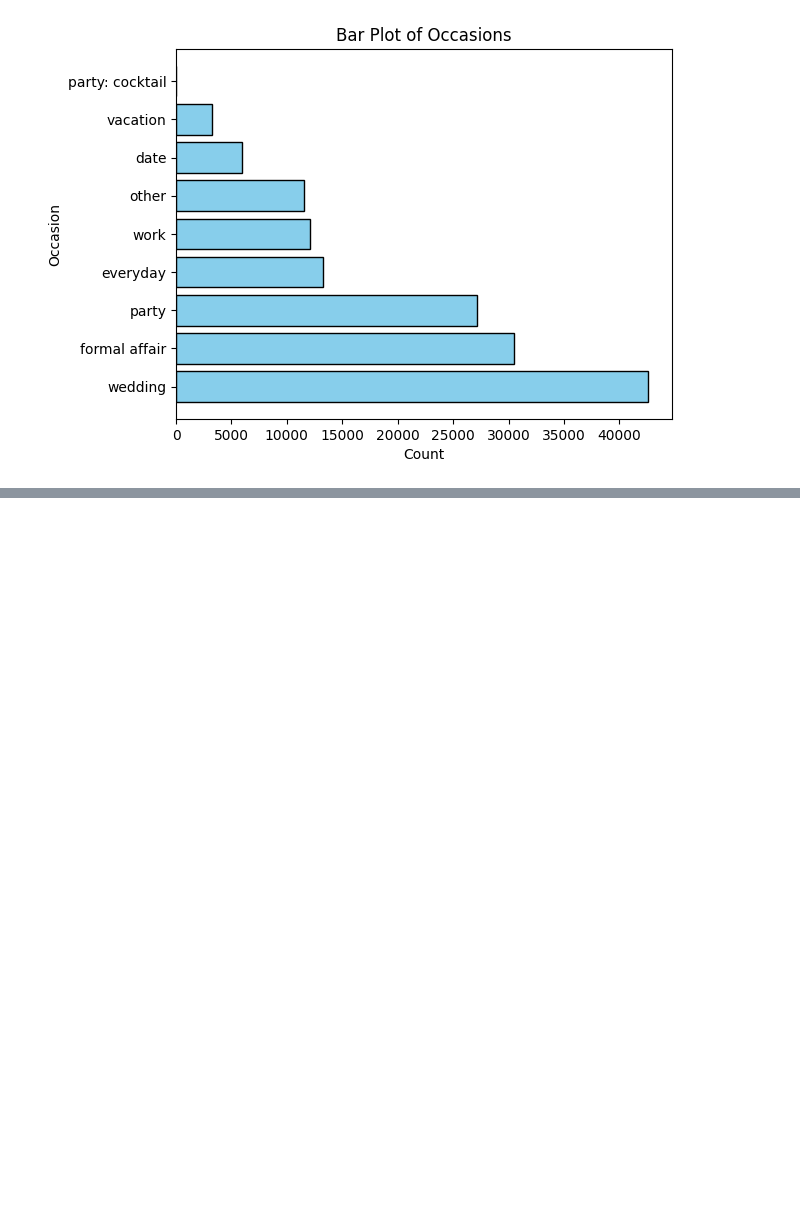
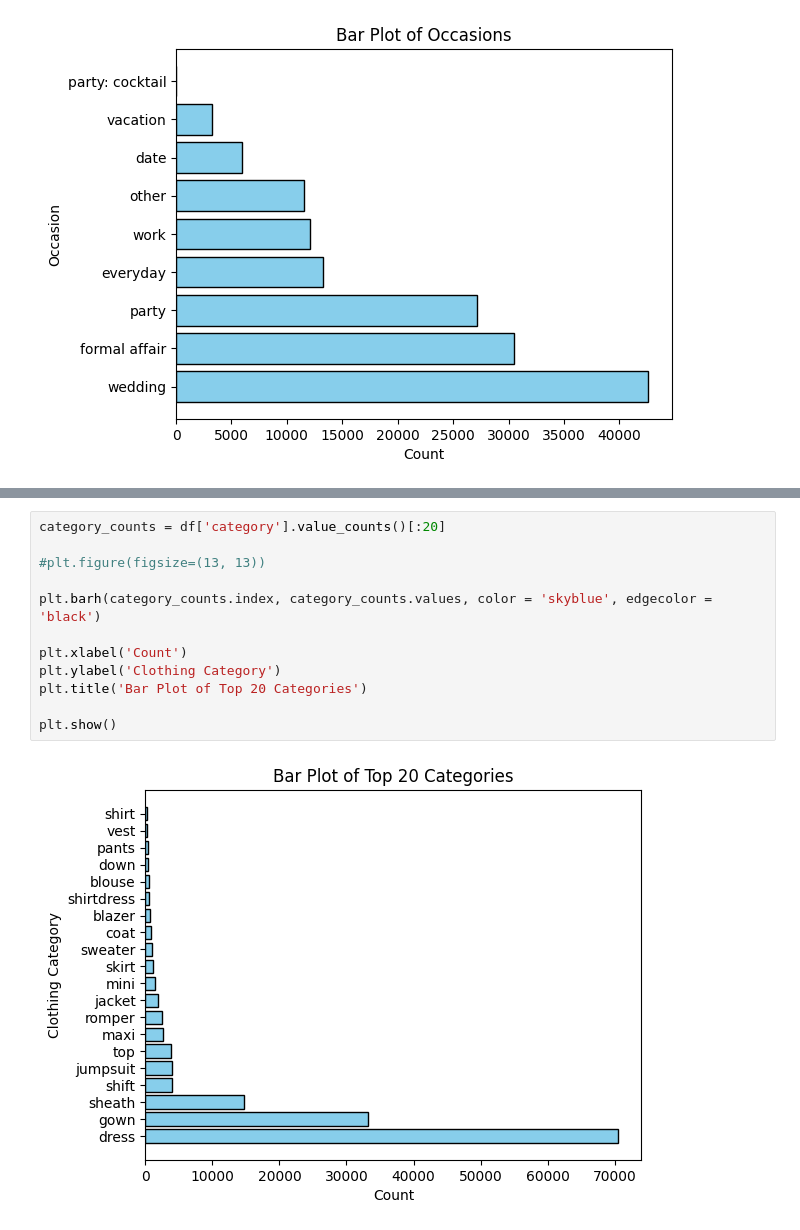
Before and after one commit to mofuwu/cse158_assignment2, a Jupyter notebook: assignment2_sahana.ipynb, the cells around one changed output, grey strips where cells are left out. Cells and saved outputs as stored; diff of their text form; blank space fills up the shorter version.

```diff
--- a/assignment2_sahana.ipynb
+++ b/assignment2_sahana.ipynb
@@ -152,0 +174,14 @@ plt.show()
+# %%
+category_counts = df['category'].value_counts()[:20]
+
+#plt.figure(figsize=(13, 13))
+
+plt.barh(category_counts.index, category_counts.values, color = 'skyblue', edgecolor = 'black')
+
+plt.xlabel('Count')
+plt.ylabel('Clothing Category')
+plt.title('Bar Plot of Top 20 Categories')
+
+plt.show()
+# %% [output]
+[figure, added]
```
Also changed, not shown: parts of 6 cells of this notebook.
